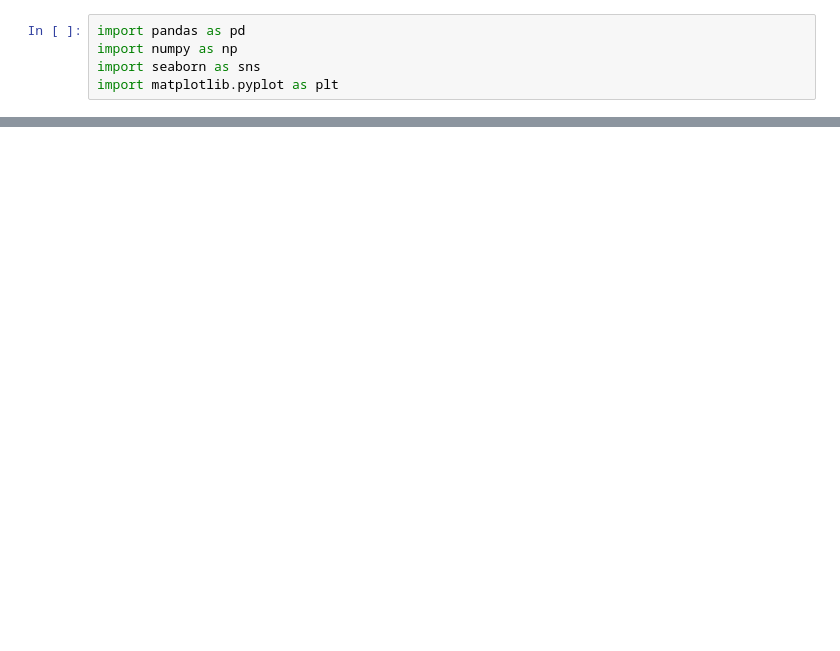
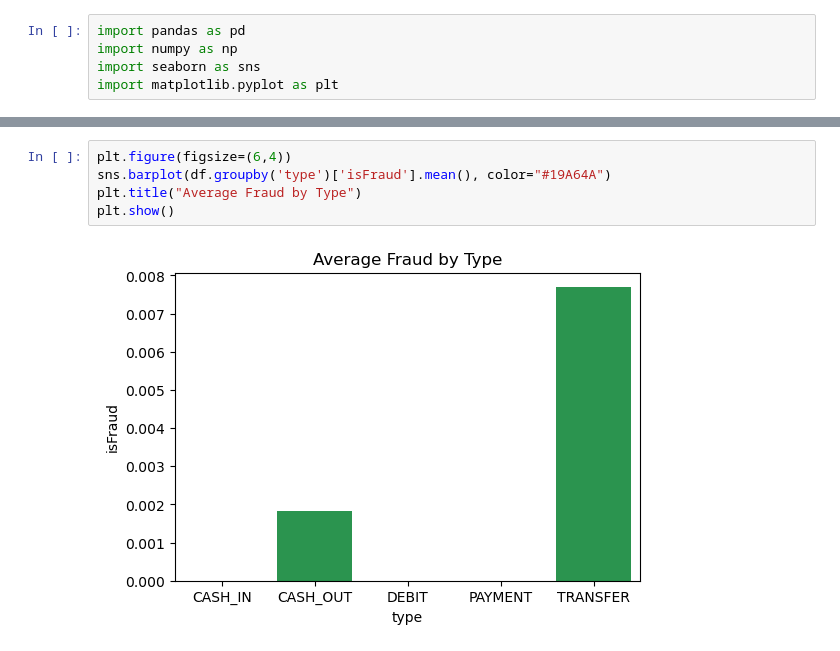
Before and after one commit to ach0309/Fraud_Detection_Project, a Jupyter notebook: code/explore.ipynb, the cells around one changed output, grey strips where cells are left out. Saved outputs shown, nothing was run; the diff lists cells and outputs as text; blank space fills up the shorter version.

```diff
--- a/code/explore.ipynb
+++ b/code/explore.ipynb
@@ -77,0 +120,7 @@ np.int64(0)
+# %%
+plt.figure(figsize=(6,4))
+sns.barplot(df.groupby('type')['isFraud'].mean(), color="#19A64A")
+plt.title("Average Fraud by Type")
+plt.show()
+# %% [output]
+[figure, added]
```
Also changed, not shown: parts of 17 cells of this notebook, 2 other files.
